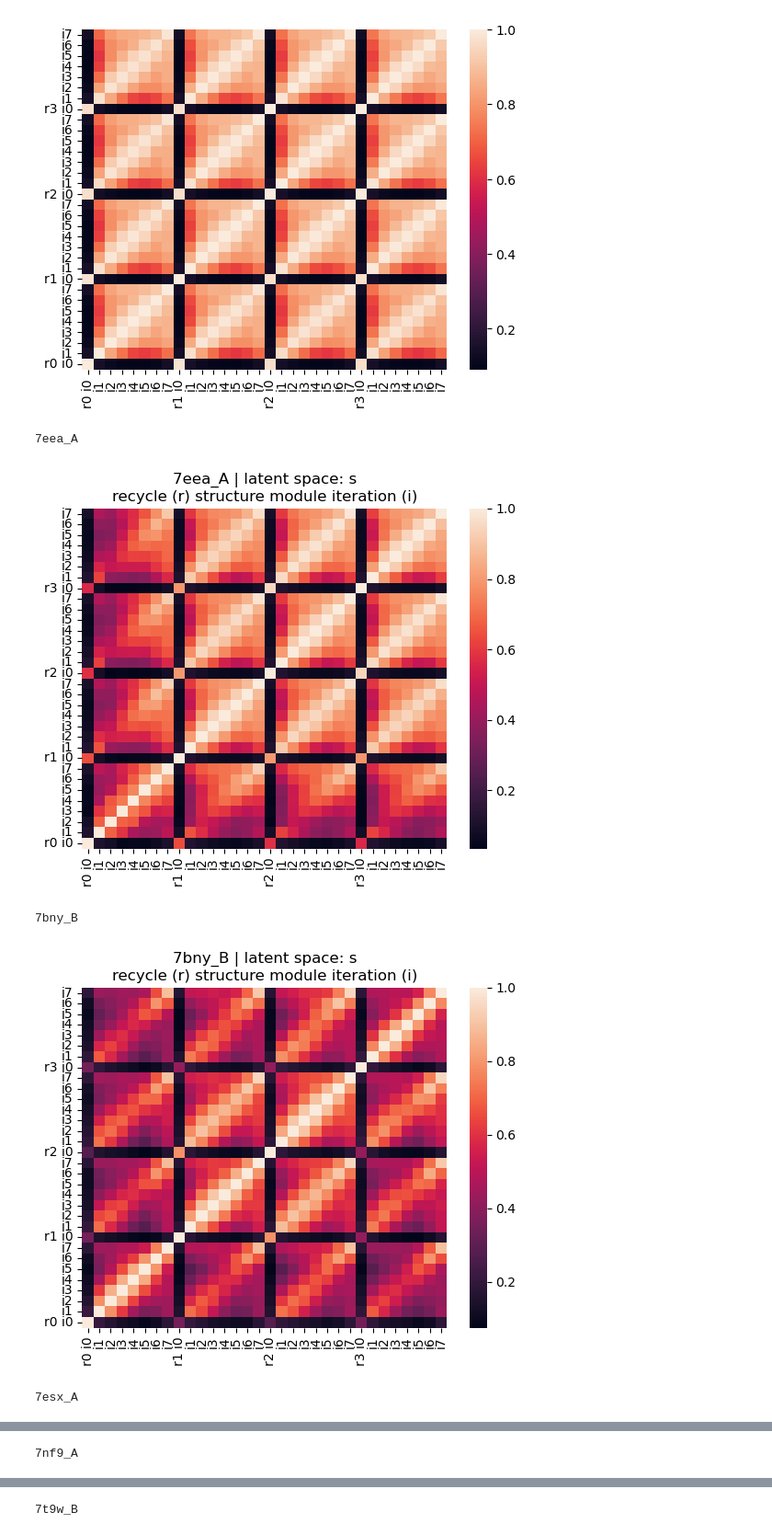
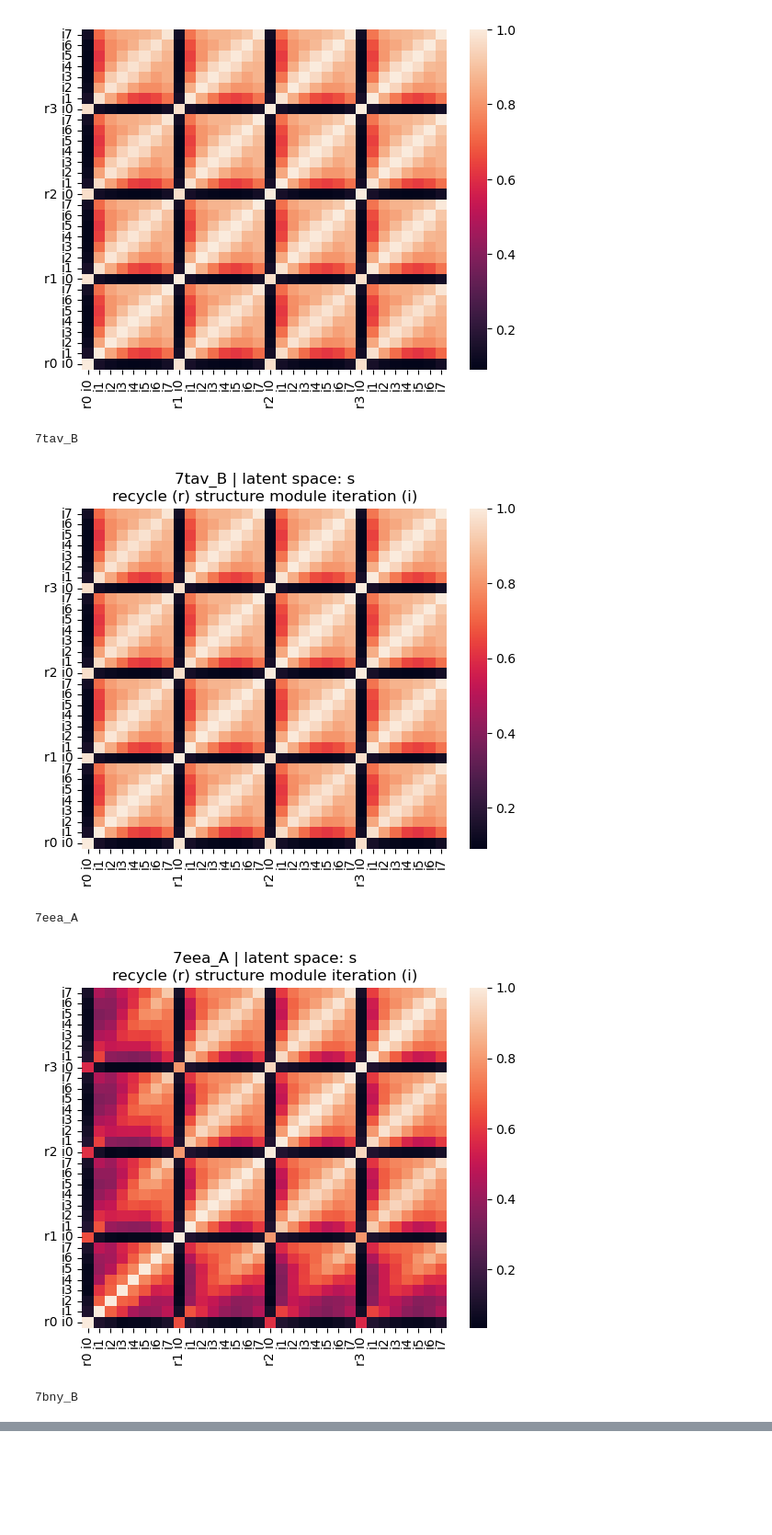
Before and after one commit to MichaelTrumbull/openfold-mt, a Jupyter notebook: personal-nbs/track_latent_space.ipynb, the cells around one changed output, grey strips where cells are left out. Shown: that part at 92% size. Saved outputs shown, nothing was run; the diff lists cells and outputs as text; code cells hidden in the pictures; blank space fills up the shorter version.

Commit message:
new plots

```diff
--- a/personal-nbs/track_latent_space.ipynb
+++ b/personal-nbs/track_latent_space.ipynb
@@ -47,11 +46,4 @@ import torch.nn as nn
 import matplotlib.pyplot as plt
 # %%
 LATENTSPACE_UNPERTURBED = "../data/taccruns/predictions/"#"../data/taccruns/predictions-latentspace-unperturbed/"
-# %%
-test_data = np.empty([32,32])
-for r1 in range(4):
-    for i1 in range(8):
-        for r2 in range(4):
-            for i2 in range(8):
-                test_data[(r1*8)+i1, (r2*8)+i2] = (r1*8)+i1 + (r2*8)+i2 +20
 # %%
@@ -93,8 +86,7 @@ print('r',r,'i',i,t)
 r 0 i 0 tensor([-0.3024, -0.0890, -0.6227,  ...,  0.0804,  0.0517,  0.1375])
 r 0 i 1 tensor([ 0.0289, -0.0939, -0.0019,  ...,  0.0984,  0.0164,  0.0221])
 # %%
-_7tav_B = latent_space_cosine_grid('7tav_B', 's')
-ax = sns.heatmap(_7tav_B, xticklabels = lst_iterations, yticklabels = lst_iterations, annot=False)
+ax = sns.heatmap(latent_space_cosine_grid('7tav_B','s'), xticklabels = lst_iterations, yticklabels = lst_iterations, annot=False)
 ax.invert_yaxis()
 # %% [output]
 [figure]
@@ -104,17 +96,17 @@ for file in os.listdir(LATENTSPACE_UNPERTURBED):
     if file[-1] == 'b':
         list_proteins.append(file[0:6])
 # %%
-l_space = 's' # s frames sidechainframes
-particularly_red = ['7eea_A','7bny_B','7esx_A','7nf9_A','7t9w_B']
+l = 's'
+particularly_red = ['7tav_B','7eea_A','7bny_B']
 for protein in particularly_red: #list_proteins:
     print(protein)
-    ax = sns.heatmap(latent_space_cosine_grid(protein, l_space), xticklabels = lst_iterations, yticklabels = lst_iterations, annot=False)
+    ax = sns.heatmap(latent_space_cosine_grid(protein, l), xticklabels = lst_iterations, yticklabels = lst_iterations, annot=False)
     ax.invert_yaxis()
-    ax.set_title(protein + f' | latent space: {l_space}\n' + 'recycle (r) structure module iteration (i)' )
+    ax.set_title(protein + f' | latent space: {l}\n' + 'recycle (r) structure module iteration (i)' )
     plt.show()
 # %% [output]
-7eea_A
+7tav_B
-[figure, old version]
+[figure, new version]
-7bny_B
+7eea_A
-[figure, old version]
+[figure, new version]
-7esx_A
+7bny_B
@@ -122 +113,0 @@ for protein in particularly_red: #list_proteins:
-7nf9_A
@@ -124 +113,0 @@ for protein in particularly_red: #list_proteins:
-7t9w_B
```
Also changed, not shown: parts of 4 cells of this notebook, 1 other file.
